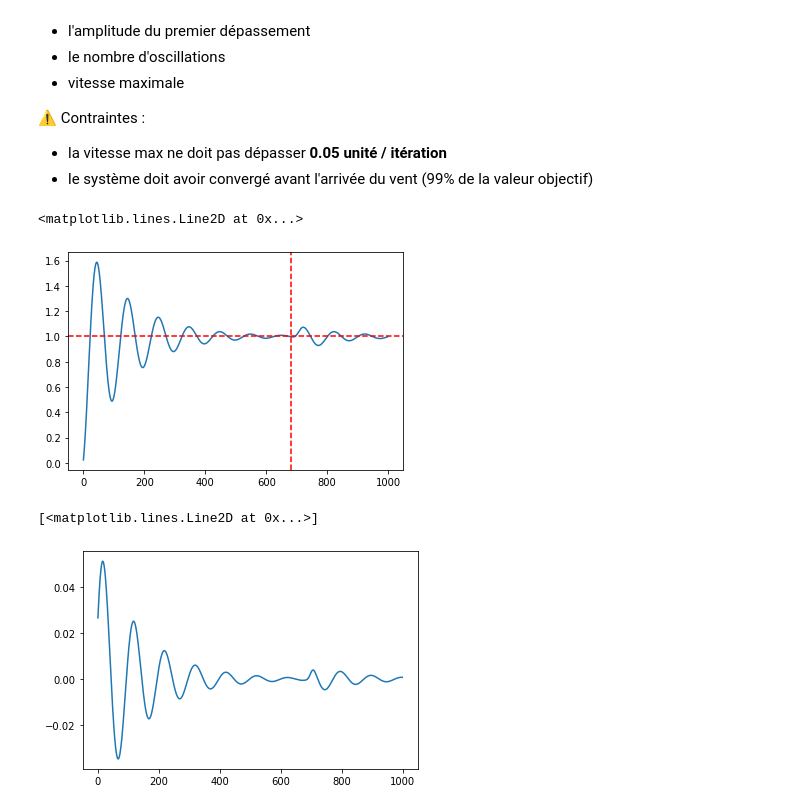
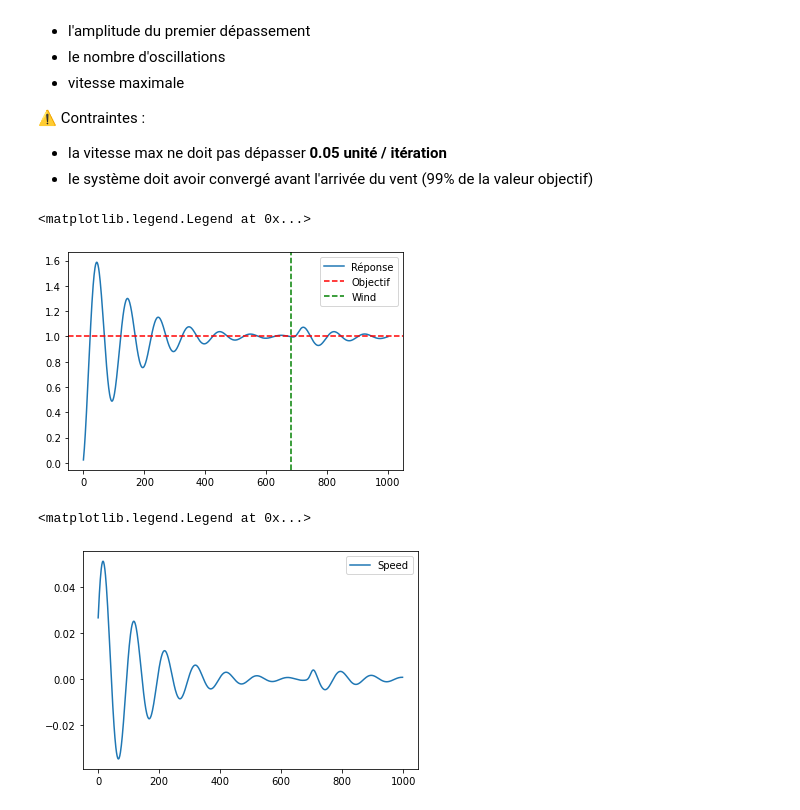
Before and after one commit to GregCornis/PID-presentation, a Jupyter notebook: PID.ipynb, the cells around one changed output. Cells and saved outputs as stored; diff of their text form; code cells hidden in the pictures.

```diff
--- a/PID.ipynb
+++ b/PID.ipynb
@@ -92,4 +92,6 @@ measures = run_simulation(FirstOrderModel(), PID(1., 0, 0.))
 # %%
-plt.plot(measures)
-plt.axhline(1, color='red', linestyle='--')
+measures = run_simulation(FirstOrderModel(), PID(0.3, 0.5, 4))
+plt.plot(measures, label="Réponse")
+plt.axhline(1, color='red', linestyle='--', label="Objectif")
+plt.legend()
 # %% [output]
@@ -231,15 +238,17 @@ Notez :
  - le système doit avoir convergé avant l'arrivée du vent (99% de la valeur objectif)
 # %%
 sim = run_simulation_with_wind(SecondOrderModel(), PID(9, 0.1, 50))
-plt.plot(sim)
-plt.axvline(680, color="red", linestyle='--')
-plt.axhline(1, color="red", linestyle='--')
+plt.plot(sim, label="Réponse")
+plt.axhline(1, color="red", linestyle='--', label="Objectif")
+plt.axvline(680, color="green", linestyle='--', label="Wind")
+plt.legend()
 # %% [output]
-<matplotlib.lines.Line2D at 0x...>
+<matplotlib.legend.Legend at 0x...>
-[figure, old version]
+[figure, new version]
 # %%
 # Speed
-plt.plot([sim[i+1] - sim[i] for i in range(len(sim)-1)])
+plt.plot([sim[i+1] - sim[i] for i in range(len(sim)-1)], label="Speed")
+plt.legend()
 # %% [output]
-[<matplotlib.lines.Line2D at 0x...>]
+<matplotlib.legend.Legend at 0x...>
-[figure, old version]
+[figure, new version]
```
Also changed, not shown: parts of 8 cells of this notebook.
